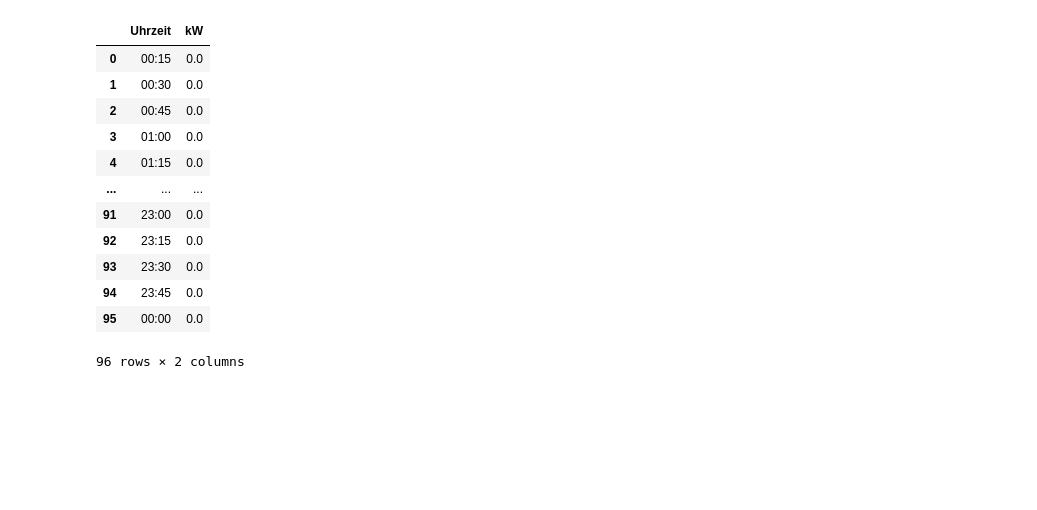
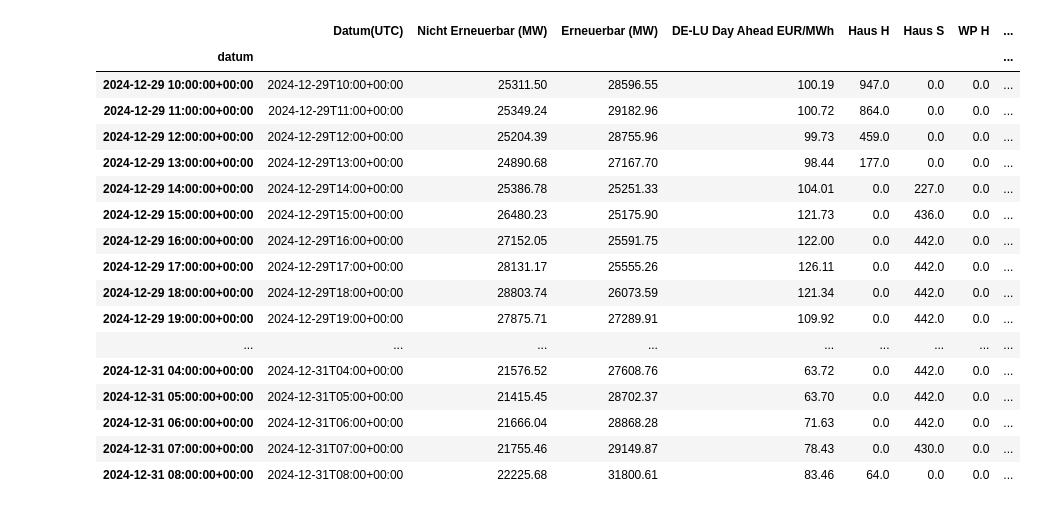
Before and after one commit to strubbi77/breisgauwind, a Jupyter notebook: Stromwert_IK8.ipynb, the cells around one changed output. Drawn from its saved outputs; the diff is of its cells as text; code cells hidden in the pictures; blank space fills up the shorter version.

```diff
--- a/Stromwert_IK8.ipynb
+++ b/Stromwert_IK8.ipynb
@@ -25,6 +26,7 @@ IKStrom=IKStrom.reset_index().pivot(index=['last_changed dt'],columns='entity_id
 IKStrom=IKStrom.ffill()
 # %%
 preis_menge[['Haus H','Haus S','WP H','WP S']]=IKStrom.diff().shift(-1).fillna(0)
+preis_menge['DT']=preis_menge.index.date
 #preis_menge['WP PV']=preis_menge['Haus H']-preis_menge['WP H']
 # %%
 cnt = 0
@@ -78,19 +162,24 @@ print(cnt)
 # %%
-gap_days=pd.DataFrame(gap_df['Datum'].dt.date.unique(),columns=['Datum']).set_index('Datum')
+preis_menge[preis_menge.index.isin(gap_df['Datum'])]
+# %% [output]
+|  | Datum(UTC) | Nicht Erneuerbar (MW) | Erneuerbar (MW) | DE-LU Day Ahead EUR/MWh | Haus H | Haus S | WP H | ... |
+| datum |  |  |  |  |  |  |  | ... |
+| 2024-12-29 10:00:00+00:00 | 2024-12-29T10:00+00:00 | 25311.50 | 28596.55 | 100.19 | 947.0 | 0.0 | 0.0 | ... |
+| 2024-12-29 11:00:00+00:00 | 2024-12-29T11:00+00:00 | 25349.24 | 29182.96 | 100.72 | 864.0 | 0.0 | 0.0 | ... |
+| 2024-12-29 12:00:00+00:00 | 2024-12-29T12:00+00:00 | 25204.39 | 28755.96 | 99.73 | 459.0 | 0.0 | 0.0 | ... |
+| 2024-12-29 13:00:00+00:00 | 2024-12-29T13:00+00:00 | 24890.68 | 27167.70 | 98.44 | 177.0 | 0.0 | 0.0 | ... |
+| 2024-12-29 14:00:00+00:00 | 2024-12-29T14:00+00:00 | 25386.78 | 25251.33 | 104.01 | 0.0 | 227.0 | 0.0 | ... |
+| 2024-12-29 15:00:00+00:00 | 2024-12-29T15:00+00:00 | 26480.23 | 25175.90 | 121.73 | 0.0 | 436.0 | 0.0 | ... |
+| 2024-12-29 16:00:00+00:00 | 2024-12-29T16:00+00:00 | 27152.05 | 25591.75 | 122.00 | 0.0 | 442.0 | 0.0 | ... |
+| 2024-12-29 17:00:00+00:00 | 2024-12-29T17:00+00:00 | 28131.17 | 25555.26 | 126.11 | 0.0 | 442.0 | 0.0 | ... |
+| 2024-12-29 18:00:00+00:00 | 2024-12-29T18:00+00:00 | 28803.74 | 26073.59 | 121.34 | 0.0 | 442.0 | 0.0 | ... |
+| 2024-12-29 19:00:00+00:00 | 2024-12-29T19:00+00:00 | 27875.71 | 27289.91 | 109.92 | 0.0 | 442.0 | 0.0 | ... |
+| ... | ... | ... | ... | ... | ... | ... | ... | ... |
+| 2024-12-31 04:00:00+00:00 | 2024-12-31T04:00+00:00 | 21576.52 | 27608.76 | 63.72 | 0.0 | 442.0 | 0.0 | ... |
+| 2024-12-31 05:00:00+00:00 | 2024-12-31T05:00+00:00 | 21415.45 | 28702.37 | 63.70 | 0.0 | 442.0 | 0.0 | ... |
+| 2024-12-31 06:00:00+00:00 | 2024-12-31T06:00+00:00 | 21666.04 | 28868.28 | 71.63 | 0.0 | 442.0 | 0.0 | ... |
+| 2024-12-31 07:00:00+00:00 | 2024-12-31T07:00+00:00 | 21755.46 | 29149.87 | 78.43 | 0.0 | 430.0 | 0.0 | ... |
+| 2024-12-31 08:00:00+00:00 | 2024-12-31T08:00+00:00 | 22225.68 | 31800.61 | 83.46 | 64.0 | 0.0 | 0.0 | ... |
 # %%
-miss_IK_PV
+preis_menge['Haus']=preis_menge['Haus H']
-# %% [output]
-|  | Uhrzeit | kW |
-| 0 | 00:15 | 0.0 |
-| 1 | 00:30 | 0.0 |
-| 2 | 00:45 | 0.0 |
-| 3 | 01:00 | 0.0 |
-| 4 | 01:15 | 0.0 |
-| ... | ... | ... |
-| 91 | 23:00 | 0.0 |
-| 92 | 23:15 | 0.0 |
-| 93 | 23:30 | 0.0 |
-| 94 | 23:45 | 0.0 |
-| 95 | 00:00 | 0.0 |
-96 rows × 2 columns
 # %%
```
Also changed, not shown: parts of 7 cells of this notebook.
